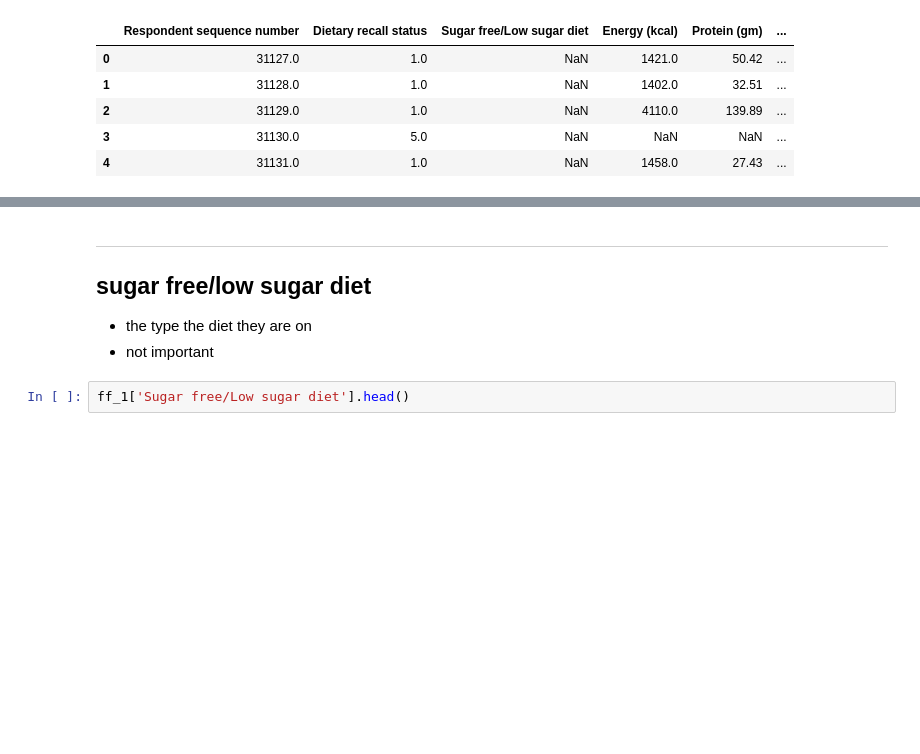
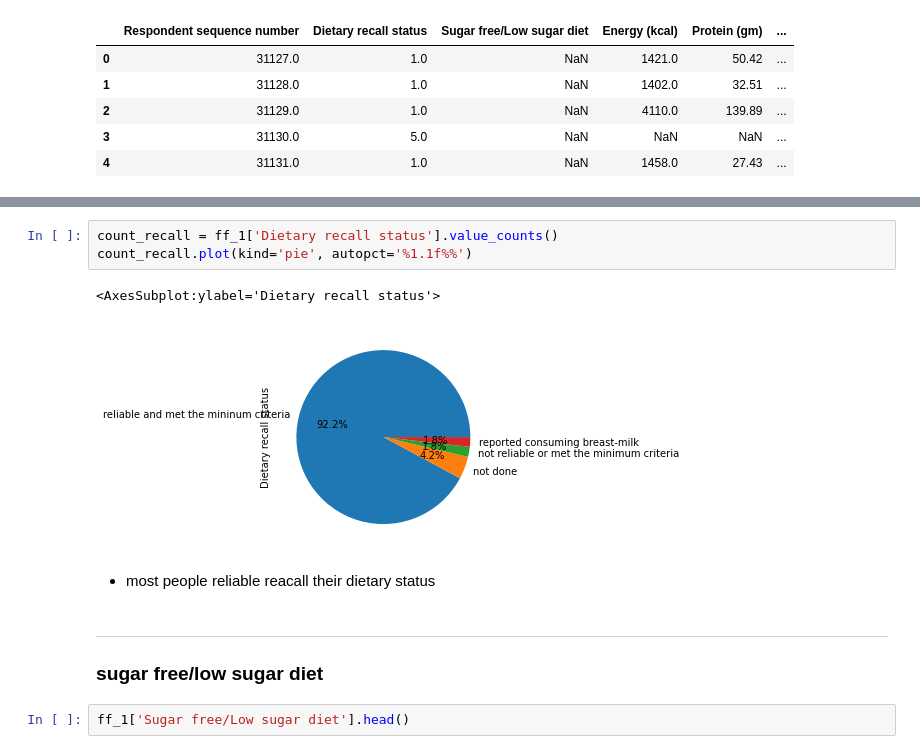
Before and after one commit to amyylin1/NHANES_Dietary_Data, a Jupyter notebook: nutrition.ipynb, the cells around one changed output, grey strips where cells are left out. Cells and saved outputs as stored; diff of their text form; blank space fills up the shorter version.

```diff
--- a/nutrition.ipynb
+++ b/nutrition.ipynb
@@ -115,8 +130,14 @@ Name: Energy (kcal), Length: 3288, dtype: int64
+# %%
+count_recall = ff_1['Dietary recall status'].value_counts()
+count_recall.plot(kind='pie', autopct='%1.1f%%')
+# %% [output]
+<AxesSubplot:ylabel='Dietary recall status'>
+[figure, added]
+# %% [markdown]
+- most people reliable reacall their dietary status
 # %% [markdown]
 ---
-## sugar free/low sugar diet
-- the type the diet they are on
-- not important
+### sugar free/low sugar diet
 # %%
 ff_1['Sugar free/Low sugar diet'].head()
 # %% [output]
```
Also changed, not shown: parts of 31 cells of this notebook.
